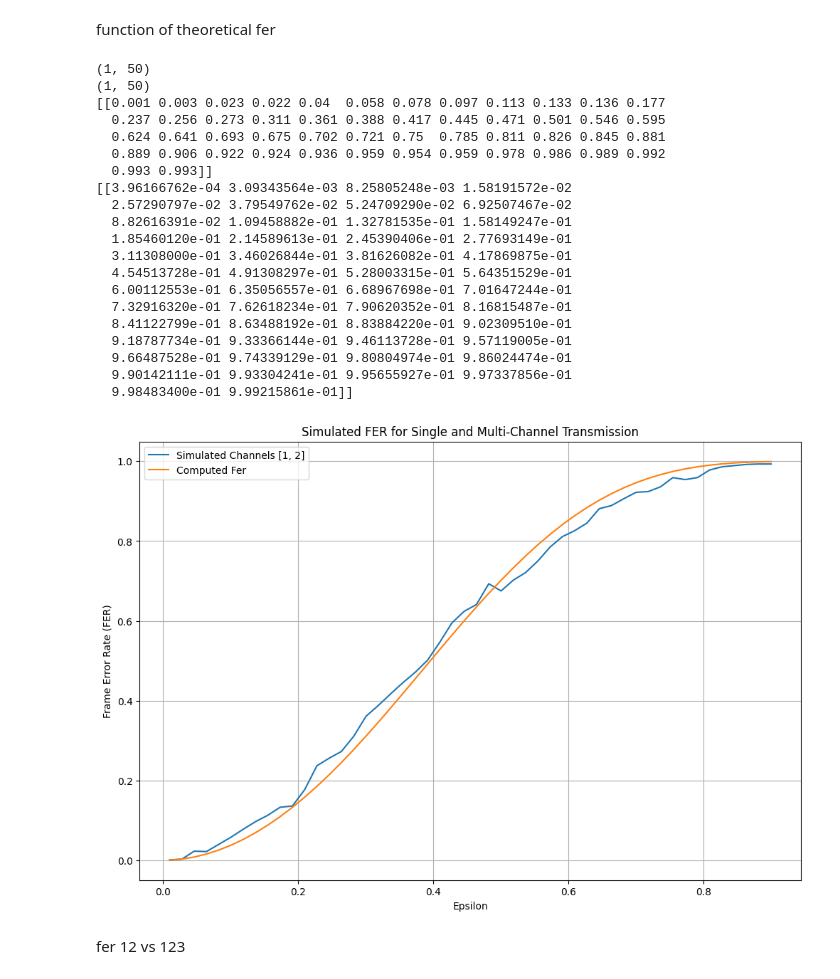
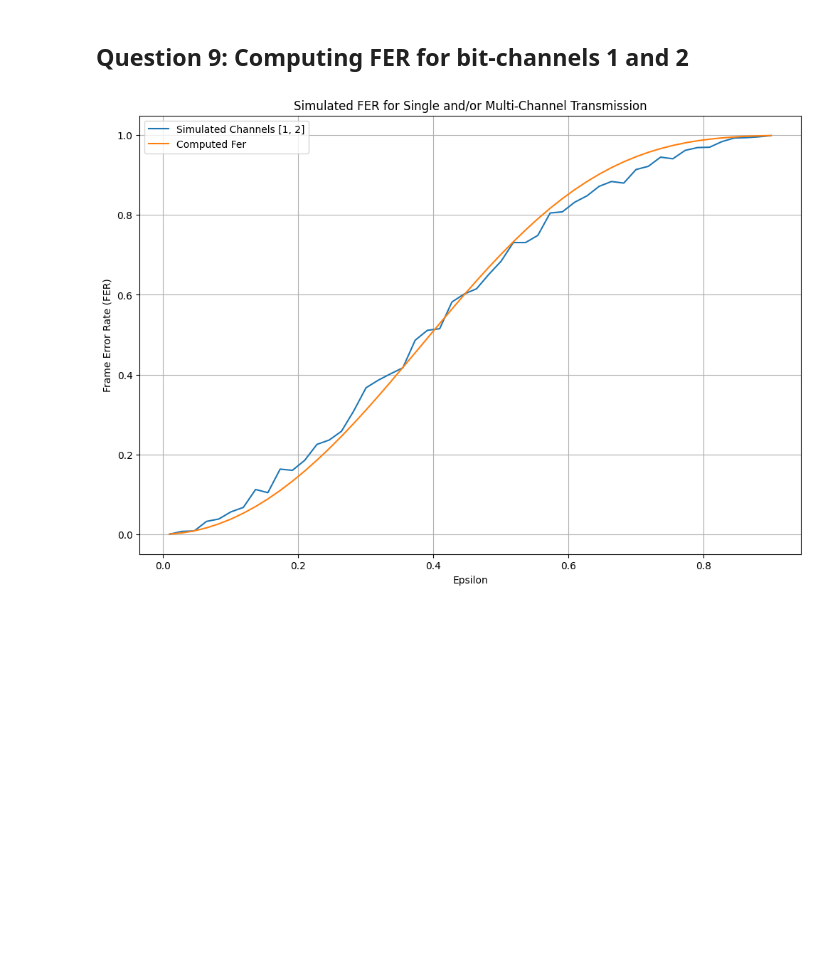
Before and after one commit to RonBartov/erasure-probabilities-and-error-correction, a Jupyter notebook: erasure_probabilities_and_error_correction.ipynb, the cells around one changed output. Cells and saved outputs as stored; diff of their text form; code cells hidden in the pictures; blank space fills up the shorter version.

Commit message:
Organized all text boxes according to the assignment questions number

```diff
--- a/erasure_probabilities_and_error_correction.ipynb
+++ b/erasure_probabilities_and_error_correction.ipynb
@@ -35,0 +11,5 @@ ${\circ}$ Analysis of results and observed phenomena.
+# %%
+# Constants
+fig_size = (12,8)
+num_of_monte_carlo_simulations = 1000
+ecd_input_length_part_2 = 4
@@ -238,0 +203,17 @@ plt.show()
+# %%
+# Simulate the decoder outputs erasure probabilities
+epsilon = np.linspace(0, 1, 50)
+upper_output = epsilon ** 2
+lower_output = 1 - (1 - epsilon) ** 2
+
+plt.figure(figsize=(12, 8))
+plt.plot(epsilon, epsilon, label=r'$\epsilon$')
+plt.plot(upper_output, epsilon, label=r'$\epsilon^2$')
+plt.plot(lower_output, epsilon, label=r'$1 - (1 - \epsilon)^2$')
+# Updated title and labels
+plt.title(r'Comparison of $\epsilon$, $\epsilon^2$, and $1 - (1 - \epsilon)^2$', fontsize=16)
+plt.xlabel(r'$\epsilon$', fontsize=14)
+plt.ylabel(r'Function Value', fontsize=14)
+plt.legend(fontsize=12)
+plt.grid(True)
+plt.show()
@@ -758,2 +716,0 @@ plot_simulation_results(simulated_fer, simulation_type="fer", epsilon_values=eps
-# %% [markdown]
-function of theoretical fer
@@ -762,8 +717,9 @@ function of theoretical fer
+# %% [markdown]
+## **Question 9: Computing FER for bit-channels 1 and 2**
 # %%
 def theoretical_fer_channels_1_and_2(epsilon_array: np.ndarray) -> np.ndarray:
     """
-    Calculates the theoretical FER for using channels 1 and 2 with the formula:
-    FER = (1 - (1 - (1 - epsilon)^2)^2) * (1 - (1 - epsilon)^2)^4
+    Calculates the theoretical FER for using channels 1 and 2 with formula
 
     Args:
         epsilon_array (np.ndarray): Erasure probability of the channel(s),
@@ -773,60 +729,30 @@ def theoretical_fer_channels_1_and_2(epsilon_array: np.ndarray) -> np.ndarray:
         np.ndarray: Theoretical FER for channels 1 and 2 for each epsilon in the array,
                     reshaped to have a shape of (1, len(epsilon_array)).
     """
+
     epsilon_array = np.array(epsilon_array)  # Ensure the input is an array
-    term_1 = 1 - (1 - (1 - epsilon_array) ** 2) ** 2
-    term_2 = (1 - (1 - epsilon_array) ** 2) ** 4
+    p_error_u1 = (1 - (1 - epsilon_array) ** 2) ** 2
+    p_error_u1_or_u2_given_u1_not_error = (1 - (1 - epsilon_array) ** 2) ** 4
+    fer = p_error_u1 + (1-p_error_u1) * p_error_u1_or_u2_given_u1_not_error
 
-    fer = term_1 * term_2 + (1 - (1 - epsilon_array) ** 2) ** 2
-
-    # term_1 = (1 - (1 - epsilon_array) ** 2) ** 2
-    # term_2 = 1 - (1 - epsilon_array ** 2) ** 2
-    # fer = term_1 + term_2 - term_1 * term_2
     return fer.reshape(1, -1)  # Reshape to (1, len(epsilon_array))
 # %%
 # Number of Monte Carlo simulations
-num_simulations = 1000
+num_simulations = num_of_monte_carlo_simulations
 
 # Define a range of epsilon values
 epsilon_values = np.linspace(0.01, 0.9, 50)
 
 # Define the combinations of channels for multi-channel transmission
 channel_combinations = [
     [1, 2]
 ]
 
 # Run the Monte Carlo simulation for FER
 simulated_fer_channels_1_2 = run_monte_carlo_simulation(num_simulations, epsilon_values, channel_combinations, simulation_type="fer")
 calculated_fer_channels_1_2 = np.array(theoretical_fer_channels_1_and_2(epsilon_values))
 
-print(simulated_fer_channels_1_2.shape)
-print(calculated_fer_channels_1_2.shape)
-print(simulated_fer_channels_1_2)
-
-print(calculated_fer_channels_1_2)
 # Plot the results using the plot_simulation_results function
 plot_simulation_results(simulated_probabilities=simulated_fer_channels_1_2, computed_probabilities=calculated_fer_channels_1_2, epsilon_values=epsilon_values, channel_combinations=channel_combinations, simulation_type="fer")
 # %% [output]
-(1, 50)
-(1, 50)
-[[0.001 0.003 0.023 0.022 0.04  0.058 0.078 0.097 0.113 0.133 0.136 0.177
-  0.237 0.256 0.273 0.311 0.361 0.388 0.417 0.445 0.471 0.501 0.546 0.595
-  0.624 0.641 0.693 0.675 0.702 0.721 0.75  0.785 0.811 0.826 0.845 0.881
-  0.889 0.906 0.922 0.924 0.936 0.959 0.954 0.959 0.978 0.986 0.989 0.992
-  0.993 0.993]]
-[[3.96166762e-04 3.09343564e-03 8.25805248e-03 1.58191572e-02
-  2.57290797e-02 3.79549762e-02 5.24709290e-02 6.92507467e-02
-  8.82616391e-02 1.09458882e-01 1.32781535e-01 1.58149247e-01
-  1.85460120e-01 2.14589613e-01 2.45390406e-01 2.77693149e-01
-  3.11308000e-01 3.46026844e-01 3.81626082e-01 4.17869875e-01
-  4.54513728e-01 4.91308297e-01 5.28003315e-01 5.64351529e-01
-  6.00112553e-01 6.35056557e-01 6.68967698e-01 7.01647244e-01
-  7.32916320e-01 7.62618234e-01 7.90620352e-01 8.16815487e-01
-  8.41122799e-01 8.63488192e-01 8.83884220e-01 9.02309510e-01
-  9.18787734e-01 9.33366144e-01 9.46113728e-01 9.57119005e-01
-  9.66487528e-01 9.74339129e-01 9.80804974e-01 9.86024474e-01
-  9.90142111e-01 9.93304241e-01 9.95655927e-01 9.97337856e-01
-  9.98483400e-01 9.99215861e-01]]
-[figure, old version]
+[figure, new version]
-# %% [markdown]
-fer 12 vs 123
```
Also changed, not shown: parts of 47 cells of this notebook.
